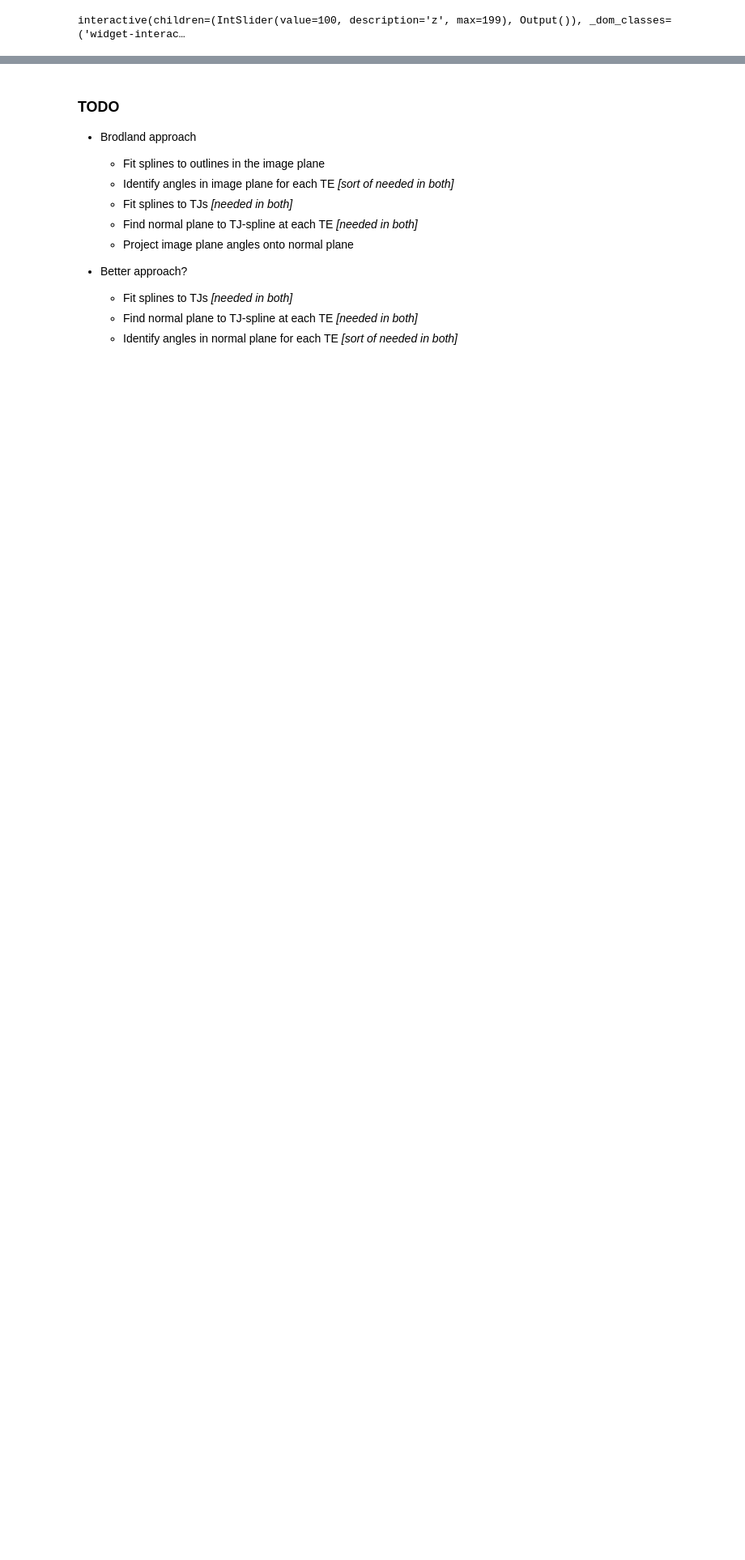
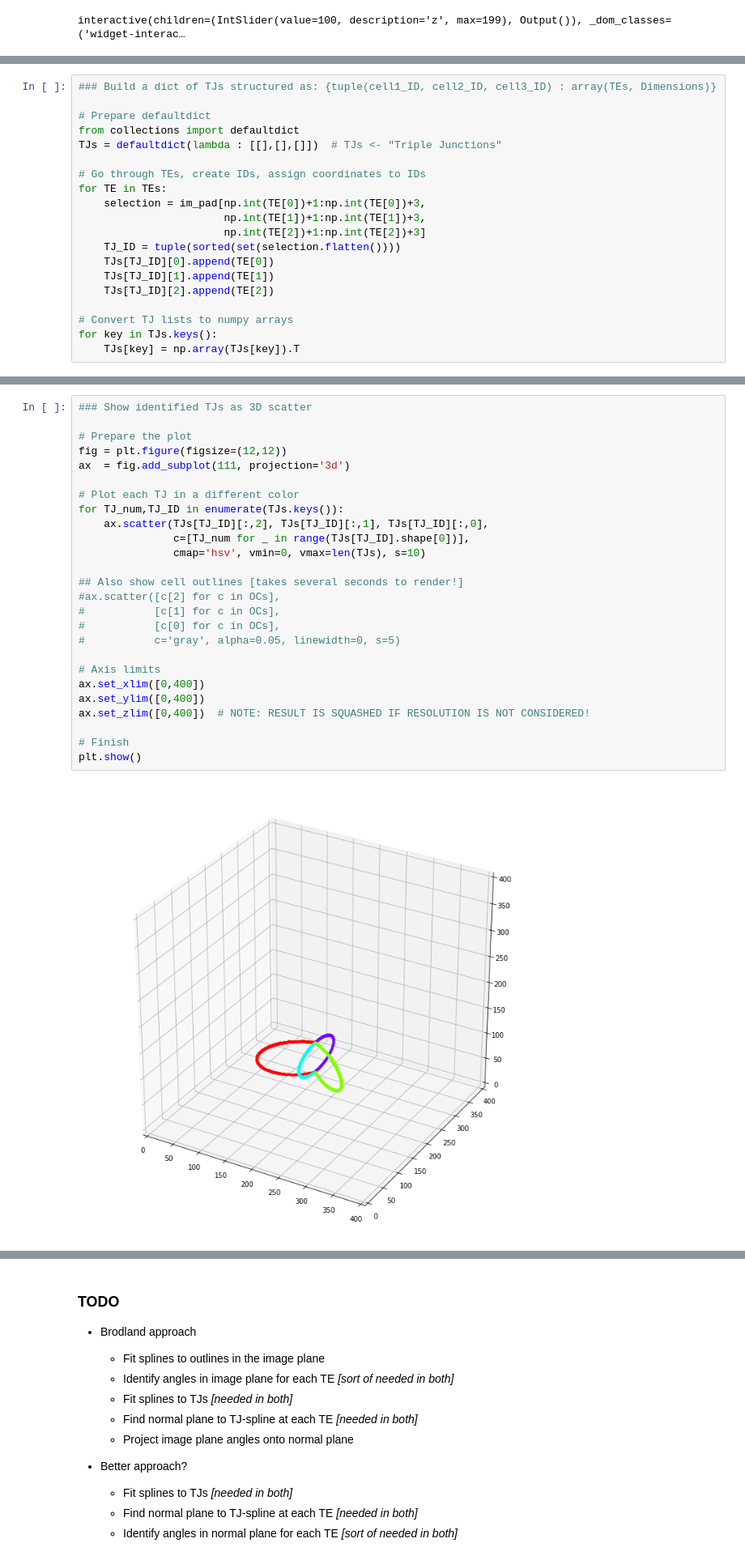
Before and after one commit to amarallab/pyCFI, a Jupyter notebook: notebooks/DEV_anglesJ.ipynb, the cells around one changed output, grey strips where cells are left out. Shown: that part at 81% size. Drawn from its saved outputs; the diff is of its cells as text; blank space fills up the shorter version.

Commit message:
Started working with Jonas dev_angles code and encounterd problem with spline points not being sorted

```diff
--- a/notebooks/DEV_anglesJ.ipynb
+++ b/notebooks/DEV_anglesJ.ipynb
@@ -83,0 +90,20 @@ interactive(children=(IntSlider(value=100, description='z', max=199), Output()),
+# %%
+### Build a dict of TJs structured as: {tuple(cell1_ID, cell2_ID, cell3_ID) : array(TEs, Dimensions)}
+
+# Prepare defaultdict
+from collections import defaultdict
+TJs = defaultdict(lambda : [[],[],[]])  # TJs <- "Triple Junctions"
+
+# Go through TEs, create IDs, assign coordinates to IDs
+for TE in TEs:
+    selection = im_pad[np.int(TE[0])+1:np.int(TE[0])+3,
+                       np.int(TE[1])+1:np.int(TE[1])+3,
+                       np.int(TE[2])+1:np.int(TE[2])+3]
+    TJ_ID = tuple(sorted(set(selection.flatten())))
+    TJs[TJ_ID][0].append(TE[0])
+    TJs[TJ_ID][1].append(TE[1])
+    TJs[TJ_ID][2].append(TE[2])
+
+# Convert TJ lists to numpy arrays
+for key in TJs.keys():
+    TJs[key] = np.array(TJs[key]).T
@@ -83,0 +135,28 @@ interactive(children=(IntSlider(value=100, description='z', max=199), Output()),
+# %%
+### Show identified TJs as 3D scatter
+
+# Prepare the plot
+fig = plt.figure(figsize=(12,12))
+ax  = fig.add_subplot(111, projection='3d')
+
+# Plot each TJ in a different color
+for TJ_num,TJ_ID in enumerate(TJs.keys()):
+    ax.scatter(TJs[TJ_ID][:,2], TJs[TJ_ID][:,1], TJs[TJ_ID][:,0],
+               c=[TJ_num for _ in range(TJs[TJ_ID].shape[0])],
+               cmap='hsv', vmin=0, vmax=len(TJs), s=10)
+
+## Also show cell outlines [takes several seconds to render!]
+#ax.scatter([c[2] for c in OCs],
+#           [c[1] for c in OCs],
+#           [c[0] for c in OCs],
+#           c='gray', alpha=0.05, linewidth=0, s=5)
+
+# Axis limits
+ax.set_xlim([0,400])
+ax.set_ylim([0,400])
+ax.set_zlim([0,400])  # NOTE: RESULT IS SQUASHED IF RESOLUTION IS NOT CONSIDERED!
+
+# Finish
+plt.show()
+# %% [output]
+[figure, added]
```
Also changed, not shown: parts of 17 cells of this notebook, 1 other file.
